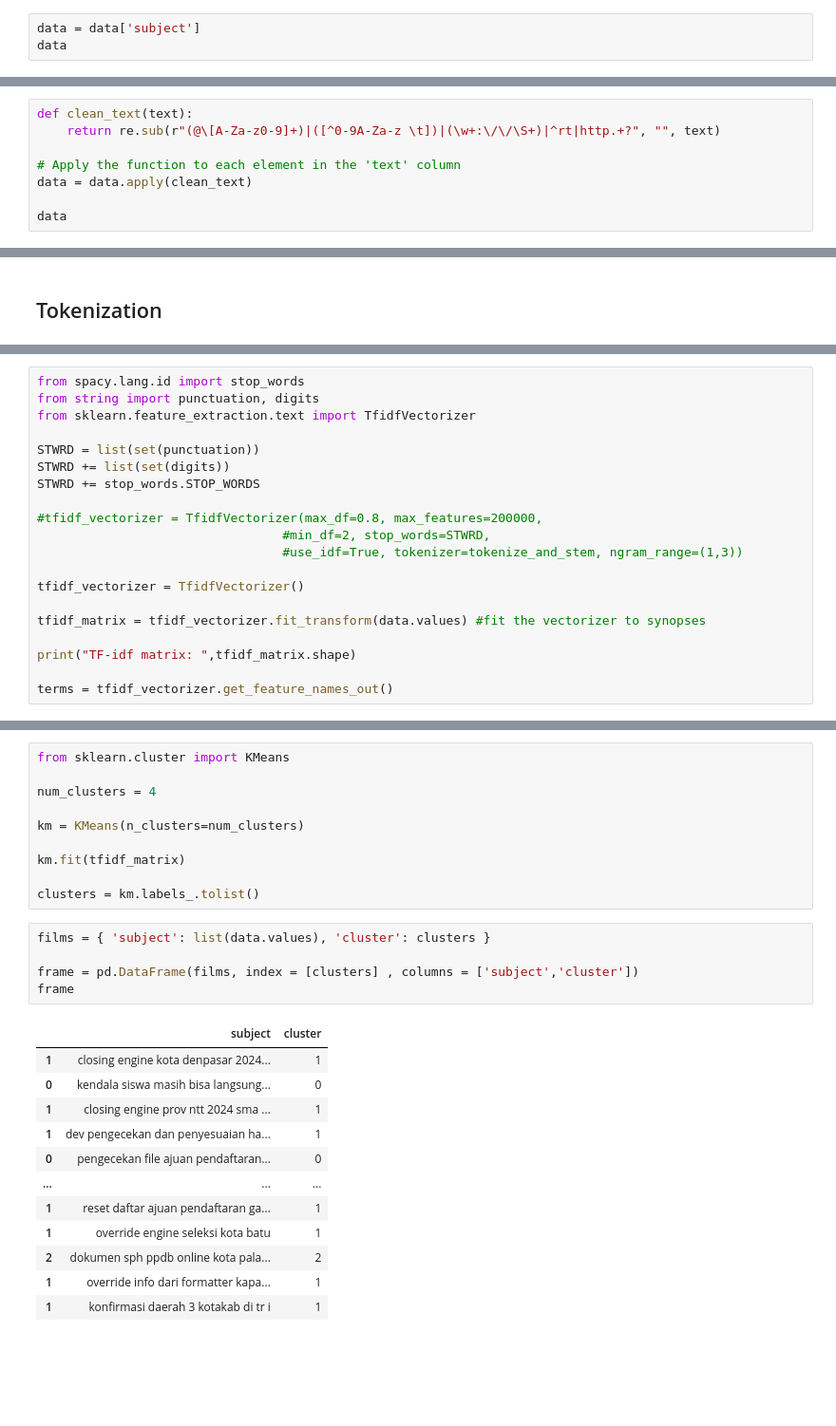
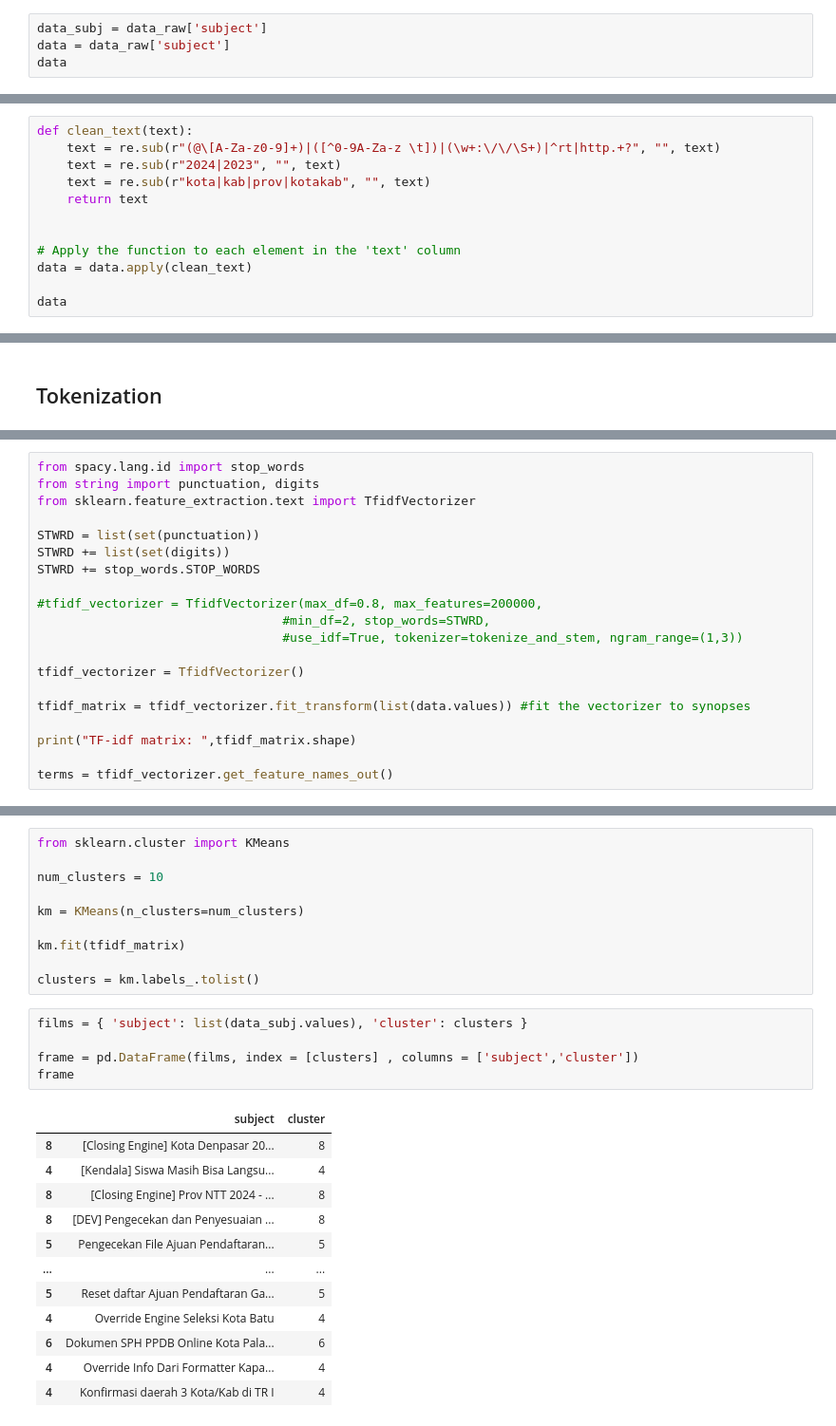
Before and after one commit to SindySA/PKL_Jayantara, a Jupyter notebook: Text Clustering.ipynb, the cells around one changed output, grey strips where cells are left out. Shown: that part at 95% size. Drawn from its saved outputs; the diff is of its cells as text; blank space fills up the shorter version.

```diff
--- a/Text Clustering.ipynb
+++ b/Text Clustering.ipynb
@@ -245,7 +245,8 @@ For Indonesian language support, you can use other libraries like Sastrawi or sp
 # %% [markdown]
 ### Pilih kolom yang akan digunakan
 # %%
-data = data['subject']
+data_subj = data_raw['subject']
+data = data_raw['subject']
 data
 # %% [output]
 0       [Closing Engine] Kota Denpasar 2024 - Jalur Zo...
@@ -290,7 +291,11 @@ data
 Name: subject, Length: 2036, dtype: object
 # %%
 def clean_text(text):
-    return re.sub(r"(@\[A-Za-z0-9]+)|([^0-9A-Za-z \t])|(\w+:\/\/\S+)|^rt|http.+?", "", text)
+    text = re.sub(r"(@\[A-Za-z0-9]+)|([^0-9A-Za-z \t])|(\w+:\/\/\S+)|^rt|http.+?", "", text)
+    text = re.sub(r"2024|2023", "", text)
+    text = re.sub(r"kota|kab|prov|kotakab", "", text)
+    return text
+
 
 # Apply the function to each element in the 'text' column
 data = data.apply(clean_text)
@@ -367,7 +372,7 @@ STWRD += stop_words.STOP_WORDS
 
 tfidf_vectorizer = TfidfVectorizer()
 
-tfidf_matrix = tfidf_vectorizer.fit_transform(data.values) #fit the vectorizer to synopses
+tfidf_matrix = tfidf_vectorizer.fit_transform(list(data.values)) #fit the vectorizer to synopses
 
 print("TF-idf matrix: ",tfidf_matrix.shape)
 
@@ -396,7 +401,7 @@ array([[-2.22044605e-16,  1.00000000e+00,  6.15818297e-01, ...,
 # %%
 from sklearn.cluster import KMeans
 
-num_clusters = 4
+num_clusters = 10
 
 km = KMeans(n_clusters=num_clusters)
 
@@ -404,23 +409,23 @@ km.fit(tfidf_matrix)
 
 clusters = km.labels_.tolist()
 # %%
-films = { 'subject': list(data.values), 'cluster': clusters }
+films = { 'subject': list(data_subj.values), 'cluster': clusters }
 
 frame = pd.DataFrame(films, index = [clusters] , columns = ['subject','cluster'])
 frame
 # %% [output]
 |  | subject | cluster |
-| 1 | closing engine kota denpasar 2024... | 1 |
-| 0 | kendala siswa masih bisa langsung... | 0 |
-| 1 | closing engine prov ntt 2024 sma ... | 1 |
-| 1 | dev pengecekan dan penyesuaian ha... | 1 |
-| 0 | pengecekan file ajuan pendaftaran... | 0 |
+| 8 | [Closing Engine] Kota Denpasar 20... | 8 |
+| 4 | [Kendala] Siswa Masih Bisa Langsu... | 4 |
+| 8 | [Closing Engine] Prov NTT 2024 - ... | 8 |
+| 8 | [DEV] Pengecekan dan Penyesuaian ... | 8 |
+| 5 | Pengecekan File Ajuan Pendaftaran... | 5 |
 | ... | ... | ... |
-| 1 | reset daftar ajuan pendaftaran ga... | 1 |
-| 1 | override engine seleksi kota batu | 1 |
-| 2 | dokumen sph ppdb online kota pala... | 2 |
-| 1 | override info dari formatter kapa... | 1 |
-| 1 | konfirmasi daerah 3 kotakab di tr i | 1 |
+| 5 | Reset daftar Ajuan Pendaftaran Ga... | 5 |
+| 4 | Override Engine Seleksi Kota Batu | 4 |
+| 6 | Dokumen SPH PPDB Online Kota Pala... | 6 |
+| 4 | Override Info Dari Formatter Kapa... | 4 |
+| 4 | Konfirmasi daerah 3 Kota/Kab di TR I | 4 |
 2036 rows × 2 columns
 # %%
 frame['cluster'].value_counts() #number of article per cluster (clusters from 0 to 4)
```
Also changed, not shown: parts of 12 cells of this notebook.
